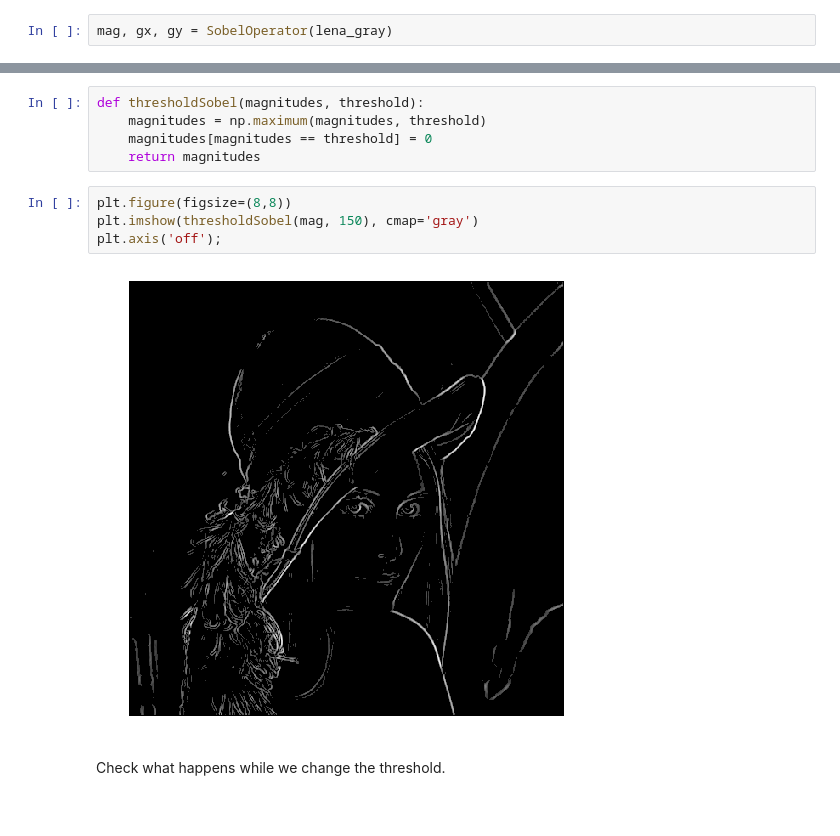
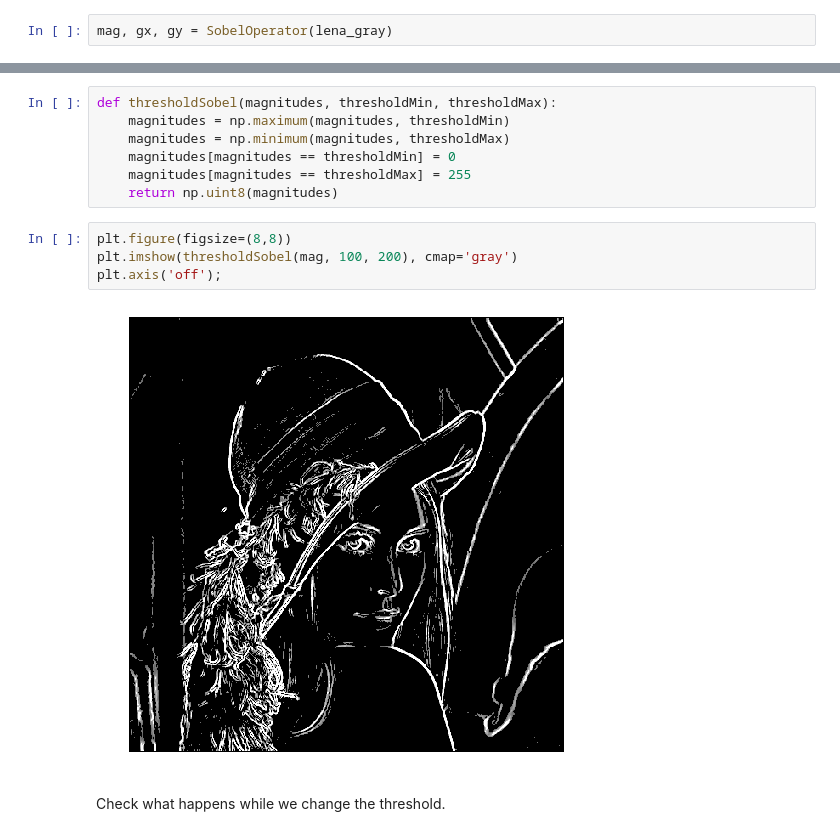
Before and after one commit to paaraujo/Computer-Vision-Algorithms, a Jupyter notebook: Filters/Sobel-Operator.ipynb, the cells around one changed output, grey strips where cells are left out. Cells and saved outputs as stored; diff of their text form.

```diff
--- a/Filters/Sobel-Operator.ipynb
+++ b/Filters/Sobel-Operator.ipynb
@@ -60,14 +64,16 @@ plt.imshow(gy, cmap='gray');
 # %%
-def thresholdSobel(magnitudes, threshold):
-    magnitudes = np.maximum(magnitudes, threshold)
-    magnitudes[magnitudes == threshold] = 0
-    return magnitudes
+def thresholdSobel(magnitudes, thresholdMin, thresholdMax):
+    magnitudes = np.maximum(magnitudes, thresholdMin)
+    magnitudes = np.minimum(magnitudes, thresholdMax)
+    magnitudes[magnitudes == thresholdMin] = 0
+    magnitudes[magnitudes == thresholdMax] = 255
+    return np.uint8(magnitudes)
 # %%
 plt.figure(figsize=(8,8))
-plt.imshow(thresholdSobel(mag, 150), cmap='gray')
+plt.imshow(thresholdSobel(mag, 100, 200), cmap='gray')
 plt.axis('off');
 # %% [output]
-[figure, old version]
+[figure, new version]
 # %% [markdown]
 Check what happens while we change the threshold.
 # %% [markdown]
```
Also changed, not shown: parts of 12 cells of this notebook, 2 other files.
